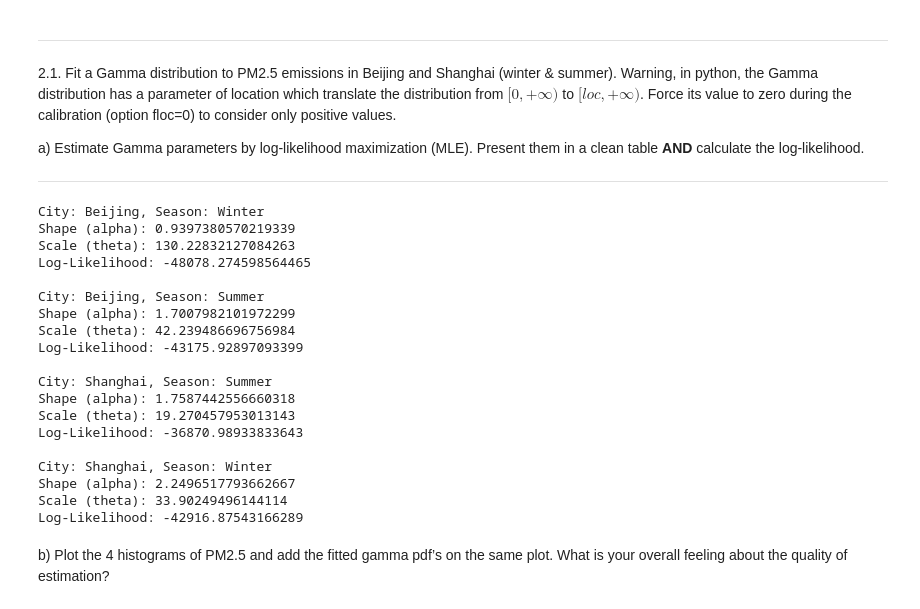
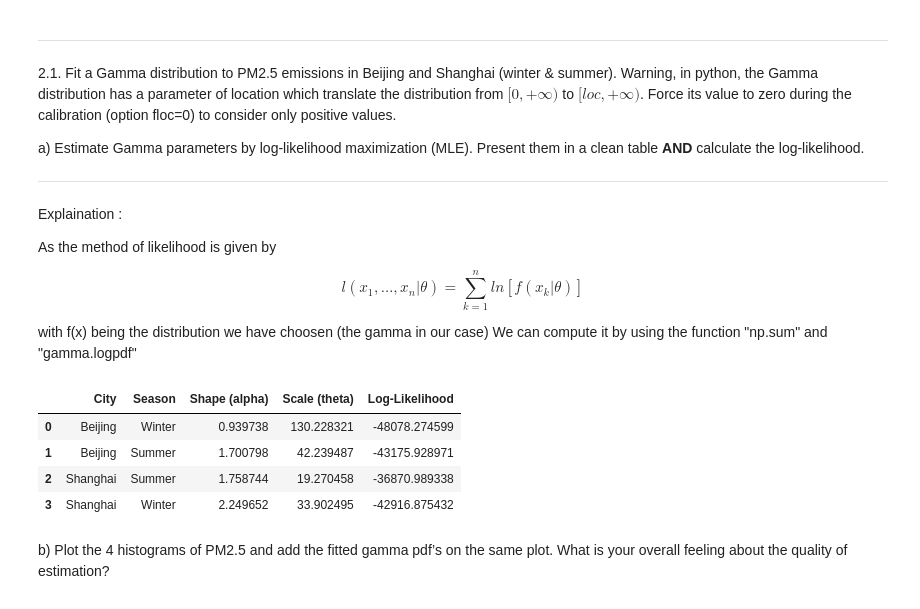
Before and after one commit to bolclaire/LEPL1109, a Jupyter notebook: Hackaton1.ipynb, the cells around one changed output. Cells and saved outputs as stored; diff of their text form; code cells hidden in the pictures.

```diff
--- a/Hackaton1.ipynb
+++ b/Hackaton1.ipynb
@@ -289,50 +289,57 @@ The WHO guidelines state that annual average concentrations of PM2.5 should not
 a) Estimate Gamma parameters by log-likelihood maximization (MLE). Present them in a clean table **AND** calculate the log-likelihood.
 
 ------------------------------------------------------------------------------------------------------
+# %% [markdown]
+Explaination :
+
+As the method of likelihood is given by
+
+$$l(x_1,\dots,x_n|\theta) = \sum_{k=1}^n ln[f(x_k|\theta)]$$
+
+with f(x) being the distribution we have choosen (the gamma in our case)
+We can compute it by using the function "np.sum" and "gamma.logpdf"
 # %%
 # Code here
 
 #Compute the gamma data
 
 def fit_gamma(data, city, season):
-    # Fit the data using MLE (forcing loc = 0)
+    # Fit the gamma using MLE methods (Methods implemented in scipy) We force it to be at 0
     shape, loc, scale = gamma.fit(data, floc=0)
 
-    # Calculate the log-likelihood
+    #
     log_likelihood = np.sum(gamma.logpdf(data, a=shape, loc=loc, scale=scale))
 
-    # Print results for the city and season
-    print(f"City: {city}, Season: {season}")
-    print(f"Shape (alpha): {shape}")
-    print(f"Scale (theta): {scale}")
-    print(f"Log-Likelihood: {log_likelihood}\n")
+    # print(f"City: {city}, Season: {season}")
+    # print(f"Shape (alpha): {shape}")
+    # print(f"Scale (theta): {scale}")
+    # print(f"Log-Likelihood: {log_likelihood}\n")
 
     return shape, scale, log_likelihood
 
 shape_bw, scale_bw, log_bw = fit_gamma(colonne_winter_B, 'Beijing', 'Winter')
 shape_bs, scale_bs, log_bs = fit_gamma(colonne_summer_B, 'Beijing', 'Summer')
 shape_ss, scale_ss, log_ss = fit_gamma(colonne_summer_S, 'Shanghai', 'Summer')
 shape_sw, scale_sw, log_sw = fit_gamma(colonne_winter_S, 'Shanghai', 'Winter')
+
+data = {
+    'City': ['Beijing', 'Beijing', 'Shanghai', 'Shanghai'],
+    'Season': ['Winter', 'Summer', 'Summer', 'Winter'],
+    'Shape (alpha)': [shape_bw, shape_bs, shape_ss, shape_sw],
+    'Scale (theta)': [scale_bw, scale_bs, scale_ss, scale_sw],
+    'Log-Likelihood': [log_bw, log_bs, log_ss, log_sw]
+}
+
+# Create DataFrame
+df = pd.DataFrame(data)
+
+df
 # %% [output]
-City: Beijing, Season: Winter
-Shape (alpha): 0.9397380570219339
-Scale (theta): 130.22832127084263
-Log-Likelihood: -48078.274598564465
-
-City: Beijing, Season: Summer
-Shape (alpha): 1.7007982101972299
-Scale (theta): 42.239486696756984
-Log-Likelihood: -43175.92897093399
-
-City: Shanghai, Season: Summer
-Shape (alpha): 1.7587442556660318
-Scale (theta): 19.270457953013143
-Log-Likelihood: -36870.98933833643
-
-City: Shanghai, Season: Winter
-Shape (alpha): 2.2496517793662667
-Scale (theta): 33.90249496144114
-Log-Likelihood: -42916.87543166289
+|  | City | Season | Shape (alpha) | Scale (theta) | Log-Likelihood |
+| 0 | Beijing | Winter | 0.939738 | 130.228321 | -48078.274599 |
+| 1 | Beijing | Summer | 1.700798 | 42.239487 | -43175.928971 |
+| 2 | Shanghai | Summer | 1.758744 | 19.270458 | -36870.989338 |
+| 3 | Shanghai | Winter | 2.249652 | 33.902495 | -42916.875432 |
 # %% [markdown]
 b) Plot the 4 histograms of PM2.5 and add the fitted gamma pdf’s on the same plot. What is your overall feeling about the quality of estimation?
 # %%
```
Also changed, not shown: parts of 2 cells of this notebook.
